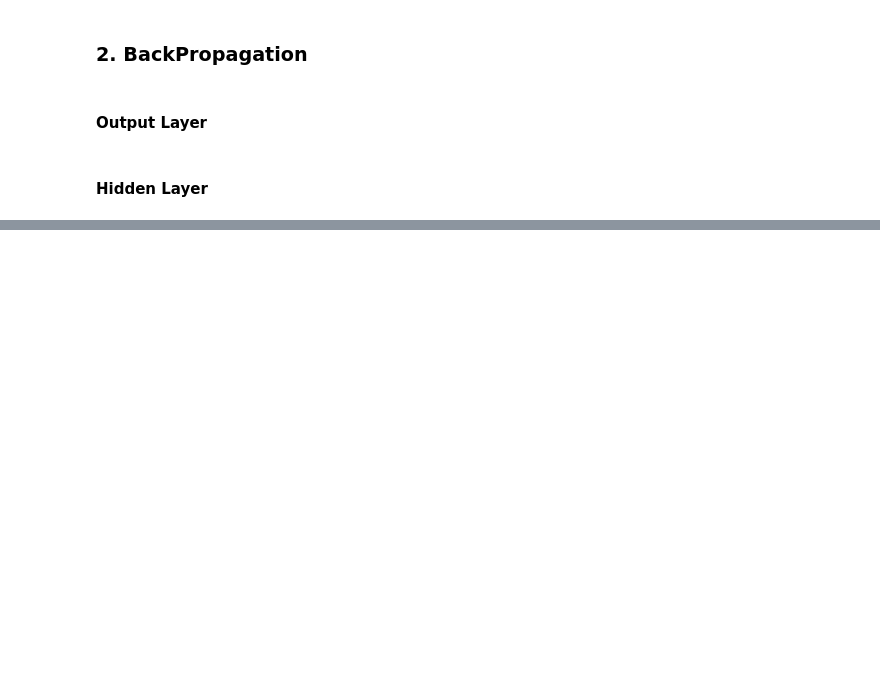
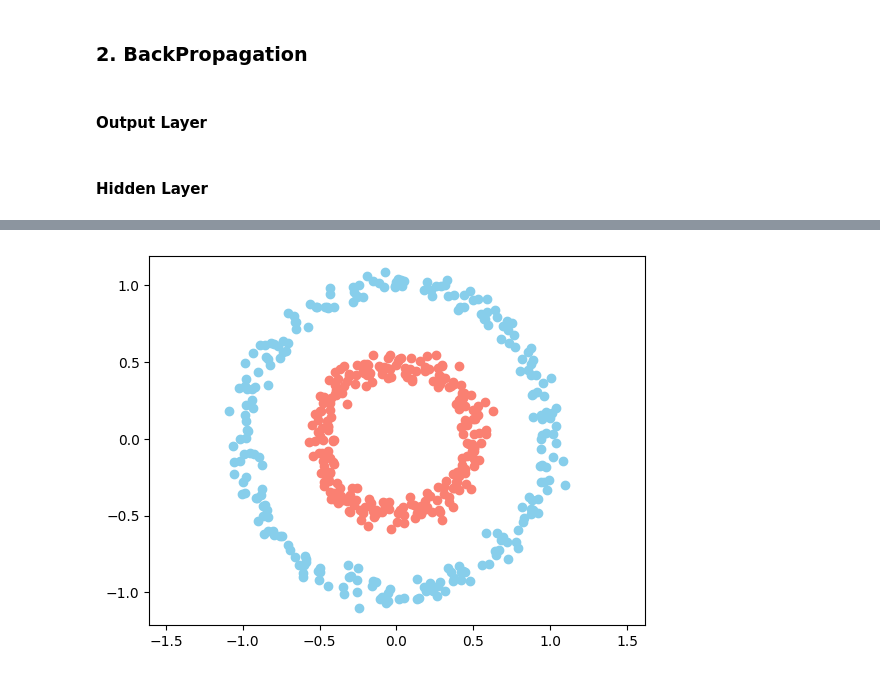
Before and after one commit to Mr-Hockatt/It-Takes-125-Songs-To-Create-a-Neural-Network-From-Scratch, a Jupyter notebook: NeuralNetworksPlayground.ipynb, the cells around one changed output, grey strips where cells are left out. Cells and saved outputs as stored; diff of their text form; code cells hidden in the pictures; blank space fills up the shorter version.

```diff
--- a/NeuralNetworksPlayground.ipynb
+++ b/NeuralNetworksPlayground.ipynb
@@ -411,0 +610,9 @@ array([[0.1116404 , 0.09876462, 0.1009508 , 0.09334475, 0.10237222,
+# %%
+Xdraw, Ydraw = make_circles(n_samples=500, factor=0.5, noise=0.05)
+
+plotter.scatter(Xdraw[Ydraw == 0, 0], Xdraw[Ydraw == 0, 1], c="skyblue")
+plotter.scatter(Xdraw[Ydraw == 1, 0], Xdraw[Ydraw == 1, 1], c="salmon")
+plotter.axis("equal")
+plotter.show()
+# %% [output]
+[figure, added]
```
Also changed, not shown: parts of 80 cells of this notebook, 3 other files.
